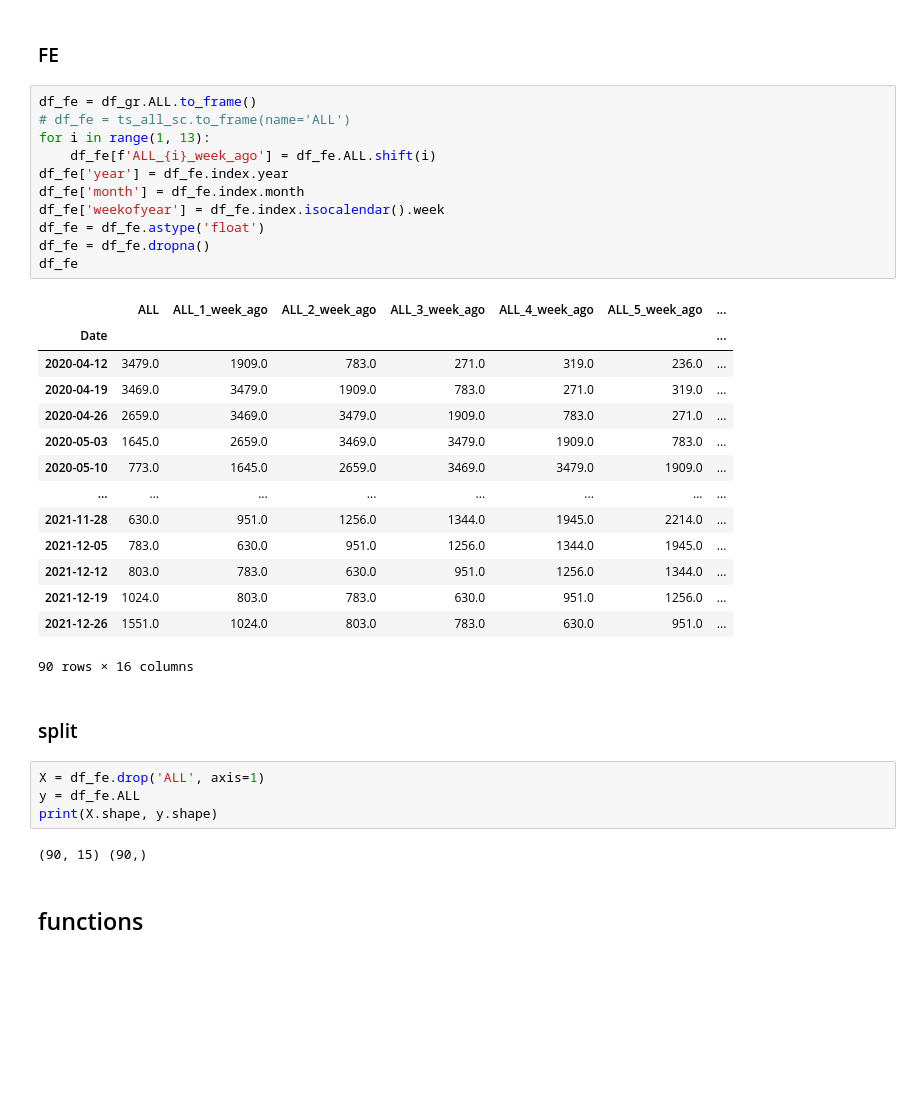
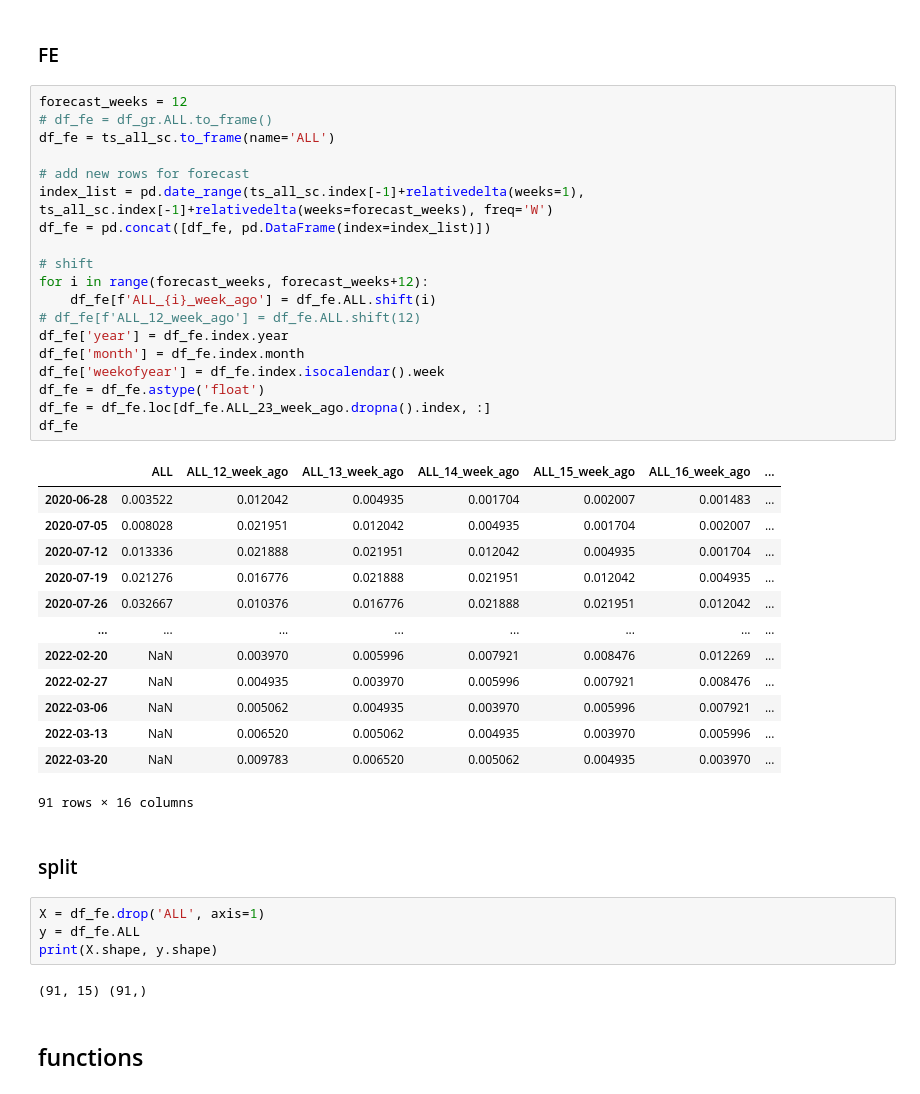
Before and after one commit to newini/learn-ml, a Jupyter notebook: time-series/lstm.ipynb, the cells around one changed output. Drawn from its saved outputs; the diff is of its cells as text; blank space fills up the shorter version.

```diff
--- a/time-series/lstm.ipynb
+++ b/time-series/lstm.ipynb
@@ -99,31 +99,38 @@ Freq: W-SUN, dtype: float64
 # %% [markdown]
 ### FE
 # %%
-df_fe = df_gr.ALL.to_frame()
-# df_fe = ts_all_sc.to_frame(name='ALL')
-for i in range(1, 13):
+forecast_weeks = 12
+# df_fe = df_gr.ALL.to_frame()
+df_fe = ts_all_sc.to_frame(name='ALL')
+
+# add new rows for forecast
+index_list = pd.date_range(ts_all_sc.index[-1]+relativedelta(weeks=1), ts_all_sc.index[-1]+relativedelta(weeks=forecast_weeks), freq='W')
+df_fe = pd.concat([df_fe, pd.DataFrame(index=index_list)])
+
+# shift
+for i in range(forecast_weeks, forecast_weeks+12):
     df_fe[f'ALL_{i}_week_ago'] = df_fe.ALL.shift(i)
+# df_fe[f'ALL_12_week_ago'] = df_fe.ALL.shift(12)
 df_fe['year'] = df_fe.index.year
 df_fe['month'] = df_fe.index.month
 df_fe['weekofyear'] = df_fe.index.isocalendar().week
 df_fe = df_fe.astype('float')
-df_fe = df_fe.dropna()
+df_fe = df_fe.loc[df_fe.ALL_23_week_ago.dropna().index, :]
 df_fe
 # %% [output]
-|  | ALL | ALL_1_week_ago | ALL_2_week_ago | ALL_3_week_ago | ALL_4_week_ago | ALL_5_week_ago | ... |
-| Date |  |  |  |  |  |  | ... |
-| 2020-04-12 | 3479.0 | 1909.0 | 783.0 | 271.0 | 319.0 | 236.0 | ... |
-| 2020-04-19 | 3469.0 | 3479.0 | 1909.0 | 783.0 | 271.0 | 319.0 | ... |
-| 2020-04-26 | 2659.0 | 3469.0 | 3479.0 | 1909.0 | 783.0 | 271.0 | ... |
-| 2020-05-03 | 1645.0 | 2659.0 | 3469.0 | 3479.0 | 1909.0 | 783.0 | ... |
-| 2020-05-10 | 773.0 | 1645.0 | 2659.0 | 3469.0 | 3479.0 | 1909.0 | ... |
+|  | ALL | ALL_12_week_ago | ALL_13_week_ago | ALL_14_week_ago | ALL_15_week_ago | ALL_16_week_ago | ... |
+| 2020-06-28 | 0.003522 | 0.012042 | 0.004935 | 0.001704 | 0.002007 | 0.001483 | ... |
+| 2020-07-05 | 0.008028 | 0.021951 | 0.012042 | 0.004935 | 0.001704 | 0.002007 | ... |
+| 2020-07-12 | 0.013336 | 0.021888 | 0.021951 | 0.012042 | 0.004935 | 0.001704 | ... |
+| 2020-07-19 | 0.021276 | 0.016776 | 0.021888 | 0.021951 | 0.012042 | 0.004935 | ... |
+| 2020-07-26 | 0.032667 | 0.010376 | 0.016776 | 0.021888 | 0.021951 | 0.012042 | ... |
 | ... | ... | ... | ... | ... | ... | ... | ... |
-| 2021-11-28 | 630.0 | 951.0 | 1256.0 | 1344.0 | 1945.0 | 2214.0 | ... |
-| 2021-12-05 | 783.0 | 630.0 | 951.0 | 1256.0 | 1344.0 | 1945.0 | ... |
-| 2021-12-12 | 803.0 | 783.0 | 630.0 | 951.0 | 1256.0 | 1344.0 | ... |
-| 2021-12-19 | 1024.0 | 803.0 | 783.0 | 630.0 | 951.0 | 1256.0 | ... |
-| 2021-12-26 | 1551.0 | 1024.0 | 803.0 | 783.0 | 630.0 | 951.0 | ... |
+| 2022-02-20 | NaN | 0.003970 | 0.005996 | 0.007921 | 0.008476 | 0.012269 | ... |
+| 2022-02-27 | NaN | 0.004935 | 0.003970 | 0.005996 | 0.007921 | 0.008476 | ... |
+| 2022-03-06 | NaN | 0.005062 | 0.004935 | 0.003970 | 0.005996 | 0.007921 | ... |
+| 2022-03-13 | NaN | 0.006520 | 0.005062 | 0.004935 | 0.003970 | 0.005996 | ... |
+| 2022-03-20 | NaN | 0.009783 | 0.006520 | 0.005062 | 0.004935 | 0.003970 | ... |
-90 rows × 16 columns
+91 rows × 16 columns
 # %% [markdown]
 ### split
 # %%
@@ -131,6 +138,6 @@ X = df_fe.drop('ALL', axis=1)
 y = df_fe.ALL
 print(X.shape, y.shape)
 # %% [output]
-(90, 15) (90,)
+(91, 15) (91,)
 # %% [markdown]
 ## functions
```
Also changed, not shown: parts of 15 cells of this notebook.
